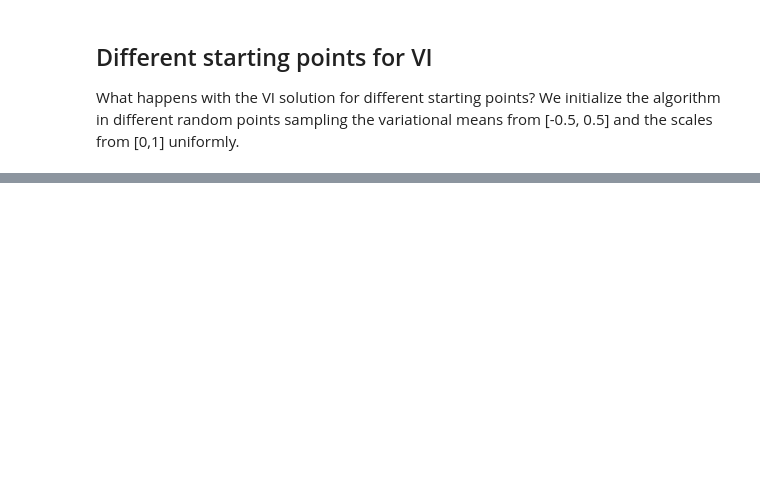
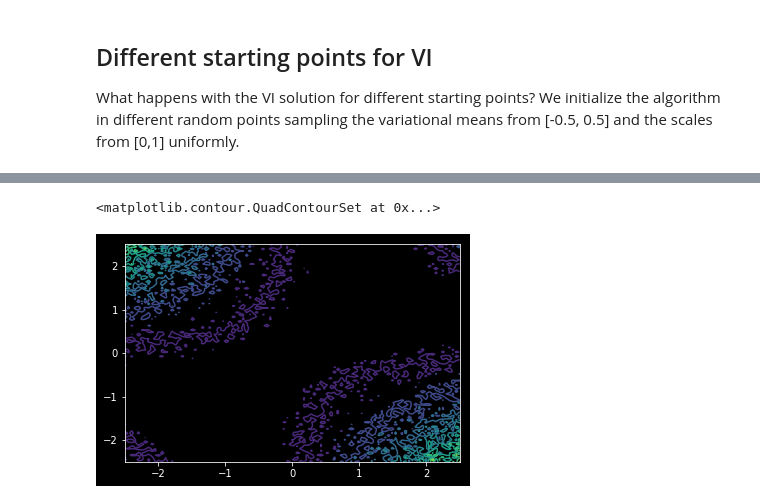
Before and after one commit to simeneide/phd-notes, a Jupyter notebook: general_notes/non-identifiable-regression.ipynb, the cells around one changed output, grey strips where cells are left out. Saved outputs shown, nothing was run; the diff lists cells and outputs as text; code cells hidden in the pictures; blank space fills up the shorter version.

```diff
--- a/general_notes/non-identifiable-regression.ipynb
+++ b/general_notes/non-identifiable-regression.ipynb
@@ -254,0 +269,15 @@ Text(0.5, 1.0, 'The dependency between theta_hat and gamma_hat using VI approxim
+# %%
+
+# Optimize model (as above):
+pyro.clear_param_store()
+svi = SVI(model,
+          guide,
+          optim.Adam({"lr": .05}),
+          loss=Trace_ELBO())
+
+#pyro.clear_param_store()
+num_iters = 20000
+for i in range(num_iters):
+    elbo = svi.step(x)
+    if i % 500 == 0:
+        print(f"Elbo loss: {elbo:.2f}")
@@ -254,0 +310,14 @@ Text(0.5, 1.0, 'The dependency between theta_hat and gamma_hat using VI approxim
+# %%
+gamma_vec = torch.linspace(-2.5,2.5, 100)
+theta_vec = torch.linspace(-2.5,2.5, 100)
+M = torch.zeros((len(gamma_vec), len(theta_vec)))
+
+for ig, g in enumerate(gamma_vec):
+    for it, t in enumerate(theta_vec):
+        pyro.get_param_store().__setitem__("gamma-mean",g)
+        pyro.get_param_store().__setitem__("theta-mean",t)
+        M[ig,it] = svi.evaluate_loss(x)
+plt.contour(gamma_vec, theta_vec,M.round())
+# %% [output]
+<matplotlib.contour.QuadContourSet at 0x...>
+[figure, added]
```
Also changed, not shown: parts of 17 cells of this notebook.
